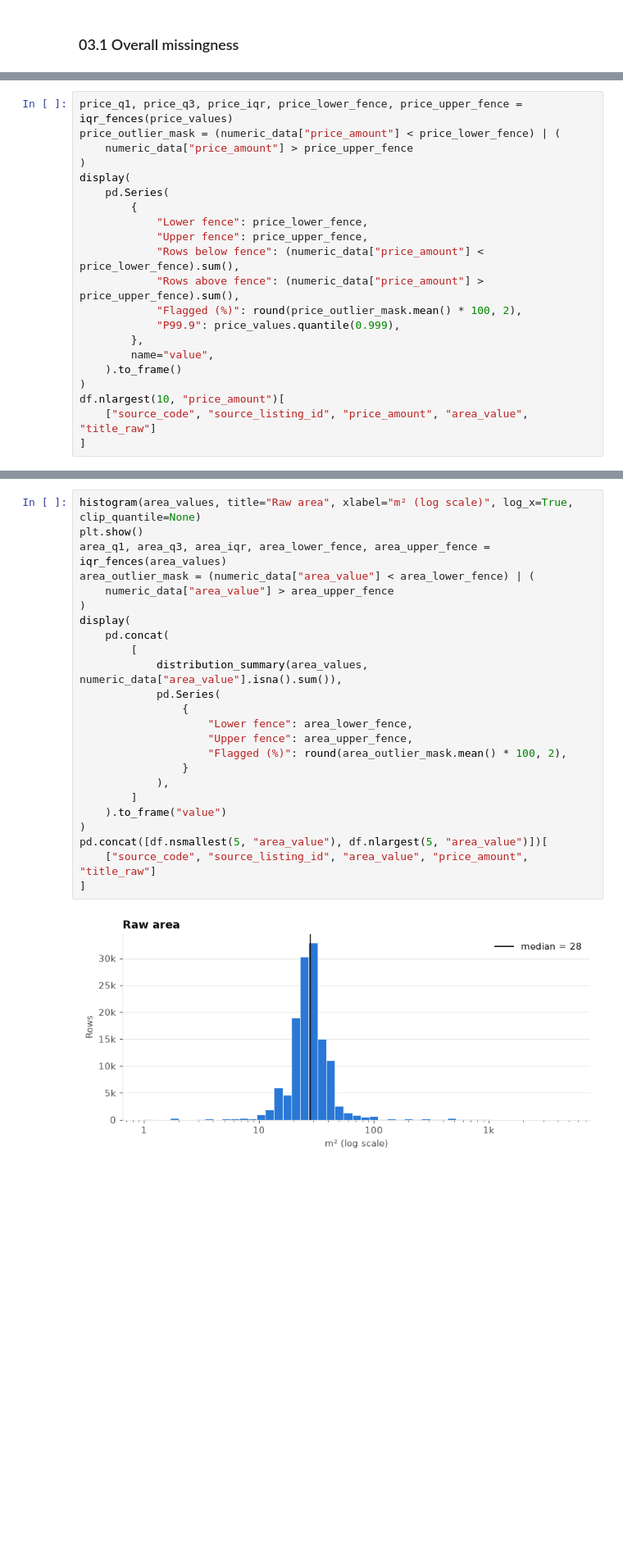
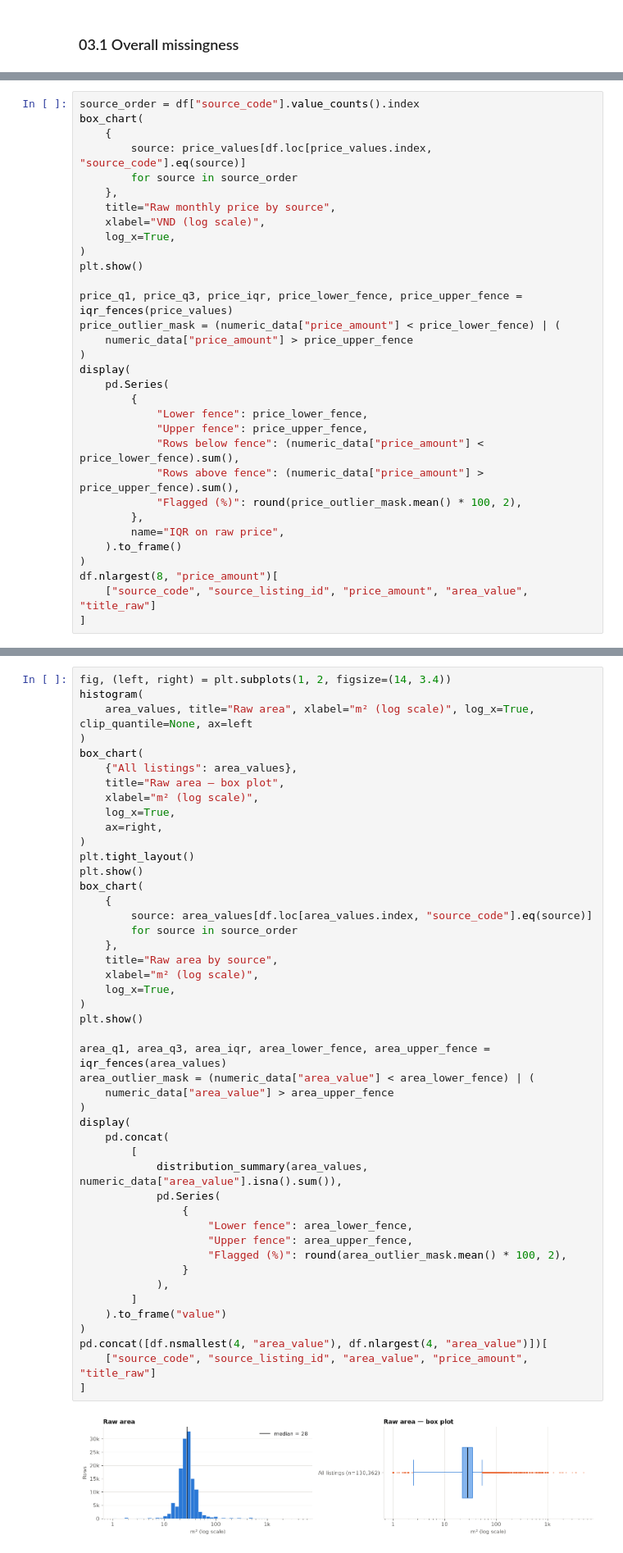
Before and after one commit to HauCoder2005/roombeacon-system, a Jupyter notebook: notebooks/01_roombeacon_eda.ipynb, the cells around one changed output, grey strips where cells are left out. Shown at 82% size. Saved outputs shown, nothing was run; the diff lists cells and outputs as text; blank space fills up the shorter version.

```diff
--- a/notebooks/01_roombeacon_eda.ipynb
+++ b/notebooks/01_roombeacon_eda.ipynb
@@ -486,4 +653,16 @@ IQR fences flag values for review; they do not mark them as errors.
 # %%
+source_order = df["source_code"].value_counts().index
+box_chart(
+    {
+        source: price_values[df.loc[price_values.index, "source_code"].eq(source)]
+        for source in source_order
+    },
+    title="Raw monthly price by source",
+    xlabel="VND (log scale)",
+    log_x=True,
+)
+plt.show()
+
 price_q1, price_q3, price_iqr, price_lower_fence, price_upper_fence = iqr_fences(price_values)
 price_outlier_mask = (numeric_data["price_amount"] < price_lower_fence) | (
     numeric_data["price_amount"] > price_upper_fence
@@ -496,12 +675,11 @@ display(
             "Rows below fence": (numeric_data["price_amount"] < price_lower_fence).sum(),
             "Rows above fence": (numeric_data["price_amount"] > price_upper_fence).sum(),
             "Flagged (%)": round(price_outlier_mask.mean() * 100, 2),
-            "P99.9": price_values.quantile(0.999),
         },
-        name="value",
+        name="IQR on raw price",
     ).to_frame()
 )
-df.nlargest(10, "price_amount")[
+df.nlargest(8, "price_amount")[
     ["source_code", "source_listing_id", "price_amount", "area_value", "title_raw"]
 ]
 # %% [output]
@@ -528,26 +704,48 @@ df.nlargest(10, "price_amount")[
 # %%
-histogram(area_values, title="Raw area", xlabel="m² (log scale)", log_x=True, clip_quantile=None)
+fig, (left, right) = plt.subplots(1, 2, figsize=(14, 3.4))
+histogram(
+    area_values, title="Raw area", xlabel="m² (log scale)", log_x=True, clip_quantile=None, ax=left
+)
+box_chart(
+    {"All listings": area_values},
+    title="Raw area — box plot",
+    xlabel="m² (log scale)",
+    log_x=True,
+    ax=right,
+)
+plt.tight_layout()
 plt.show()
+box_chart(
+    {
+        source: area_values[df.loc[area_values.index, "source_code"].eq(source)]
+        for source in source_order
+    },
+    title="Raw area by source",
+    xlabel="m² (log scale)",
+    log_x=True,
+)
+plt.show()
+
 area_q1, area_q3, area_iqr, area_lower_fence, area_upper_fence = iqr_fences(area_values)
 area_outlier_mask = (numeric_data["area_value"] < area_lower_fence) | (
     numeric_data["area_value"] > area_upper_fence
 )
 display(
     pd.concat(
         [
             distribution_summary(area_values, numeric_data["area_value"].isna().sum()),
             pd.Series(
                 {
                     "Lower fence": area_lower_fence,
                     "Upper fence": area_upper_fence,
                     "Flagged (%)": round(area_outlier_mask.mean() * 100, 2),
                 }
             ),
         ]
     ).to_frame("value")
 )
-pd.concat([df.nsmallest(5, "area_value"), df.nlargest(5, "area_value")])[
+pd.concat([df.nsmallest(4, "area_value"), df.nlargest(4, "area_value")])[
     ["source_code", "source_listing_id", "area_value", "price_amount", "title_raw"]
 ]
 # %% [output]
-[figure, old version]
+[figure, new version]
```
Also changed, not shown: parts of 34 cells of this notebook, 2 other files.
